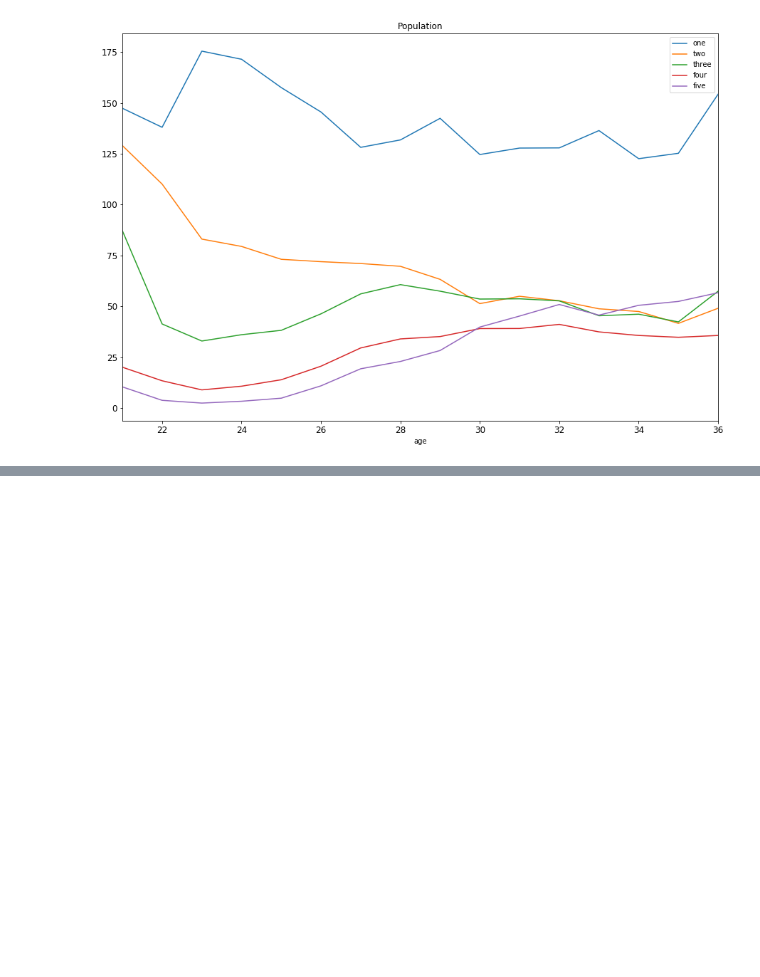
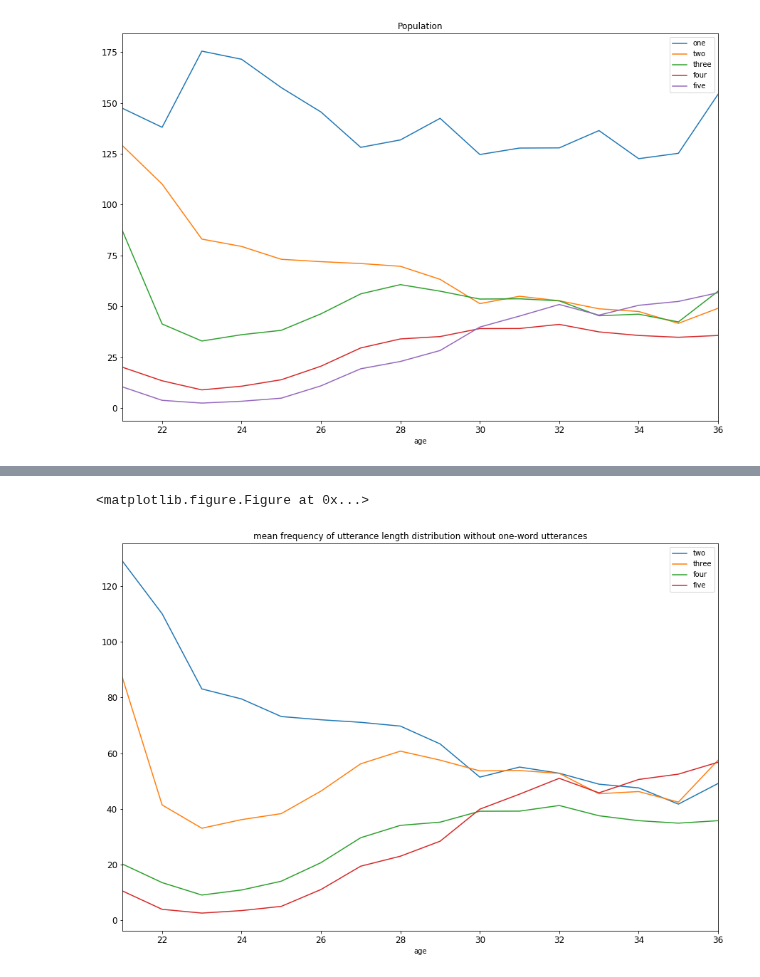
Before and after one commit to qxu1994/Two-word-stage, a Jupyter notebook: Manchester.ipynb, the cells around one changed output, grey strips where cells are left out. Cells and saved outputs as stored; diff of their text form; code cells hidden in the pictures; blank space fills up the shorter version.

```diff
--- a/Manchester.ipynb
+++ b/Manchester.ipynb
@@ -41,0 +83,8 @@ plt.show()
+# %%
+corpus_root = nltk.data.find( 'corpora/CHILDES/Eng-NA-MOR/')
+Manchester = CHILDESCorpusReader(corpus_root, 'Manchester/.*.xml')
+wdlen = wdlen.wdlen_no1(Manchester)
+# %%
+df_no1 = pd.DataFrame(wdlen).dropna()
+df_no1 = df_no1[['fname', 'age', 'two','three', 'four', 'five']]
+df_no1
@@ -41,0 +110,8 @@ plt.show()
+# %%
+plt.figure()
+df2_no1 = df_no1.groupby('age').mean().reset_index()
+df2_no1.set_index('age').plot.line(rot=0, title='mean frequency of utterance length distribution without one-word utterances', figsize=(15,10), fontsize=12)
+plt.show()
+# %% [output]
+<matplotlib.figure.Figure at 0x...>
+[figure, added]
```
Also changed, not shown: parts of 15 cells of this notebook.
